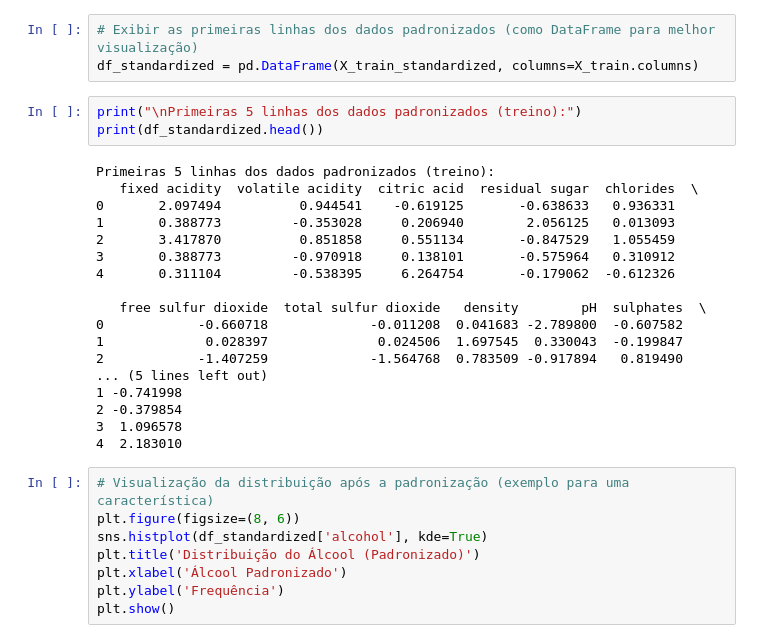
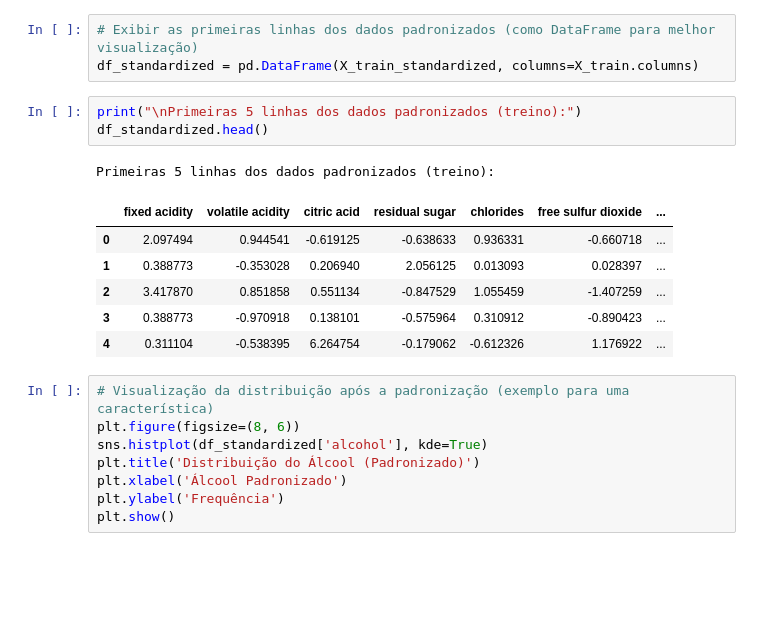
Before and after one commit to veiberlim/wine-quality-analysis, a Jupyter notebook: Aldenir_Veibes_Análise_de_Dados_e_Boas_Práticas_(40530010055_20250_01).ipynb, the cells around one changed output. Drawn from its saved outputs; the diff is of its cells as text; blank space fills up the shorter version.

```diff
--- a/Aldenir_Veibes_Análise_de_Dados_e_Boas_Práticas_(40530010055_20250_01).ipynb
+++ b/Aldenir_Veibes_Análise_de_Dados_e_Boas_Práticas_(40530010055_20250_01).ipynb
@@ -434,25 +422,15 @@ X_test_standardized = scaler_std.transform(X_test)
 df_standardized = pd.DataFrame(X_train_standardized, columns=X_train.columns)
 # %%
 print("\nPrimeiras 5 linhas dos dados padronizados (treino):")
-print(df_standardized.head())
+df_standardized.head()
 # %% [output]
 Primeiras 5 linhas dos dados padronizados (treino):
-   fixed acidity  volatile acidity  citric acid  residual sugar  chlorides  \
-0       2.097494          0.944541    -0.619125       -0.638633   0.936331
-1       0.388773         -0.353028     0.206940        2.056125   0.013093
-2       3.417870          0.851858     0.551134       -0.847529   1.055459
-3       0.388773         -0.970918     0.138101       -0.575964   0.310912
-4       0.311104         -0.538395     6.264754       -0.179062  -0.612326
-
-   free sulfur dioxide  total sulfur dioxide   density        pH  sulphates  \
-0            -0.660718             -0.011208  0.041683 -2.789800  -0.607582
-1             0.028397              0.024506  1.697545  0.330043  -0.199847
-2            -1.407259             -1.564768  0.783509 -0.917894   0.819490
-... (5 lines left out)
-1 -0.741998
-2 -0.379854
-3  1.096578
-4  2.183010
+|  | fixed acidity | volatile acidity | citric acid | residual sugar | chlorides | free sulfur dioxide | ... |
+| 0 | 2.097494 | 0.944541 | -0.619125 | -0.638633 | 0.936331 | -0.660718 | ... |
+| 1 | 0.388773 | -0.353028 | 0.206940 | 2.056125 | 0.013093 | 0.028397 | ... |
+| 2 | 3.417870 | 0.851858 | 0.551134 | -0.847529 | 1.055459 | -1.407259 | ... |
+| 3 | 0.388773 | -0.970918 | 0.138101 | -0.575964 | 0.310912 | -0.890423 | ... |
+| 4 | 0.311104 | -0.538395 | 6.264754 | -0.179062 | -0.612326 | 1.176922 | ... |
 # %%
 # Visualização da distribuição após a padronização (exemplo para uma característica)
 plt.figure(figsize=(8, 6))
```
Also changed, not shown: parts of 4 cells of this notebook, 1 other file.
